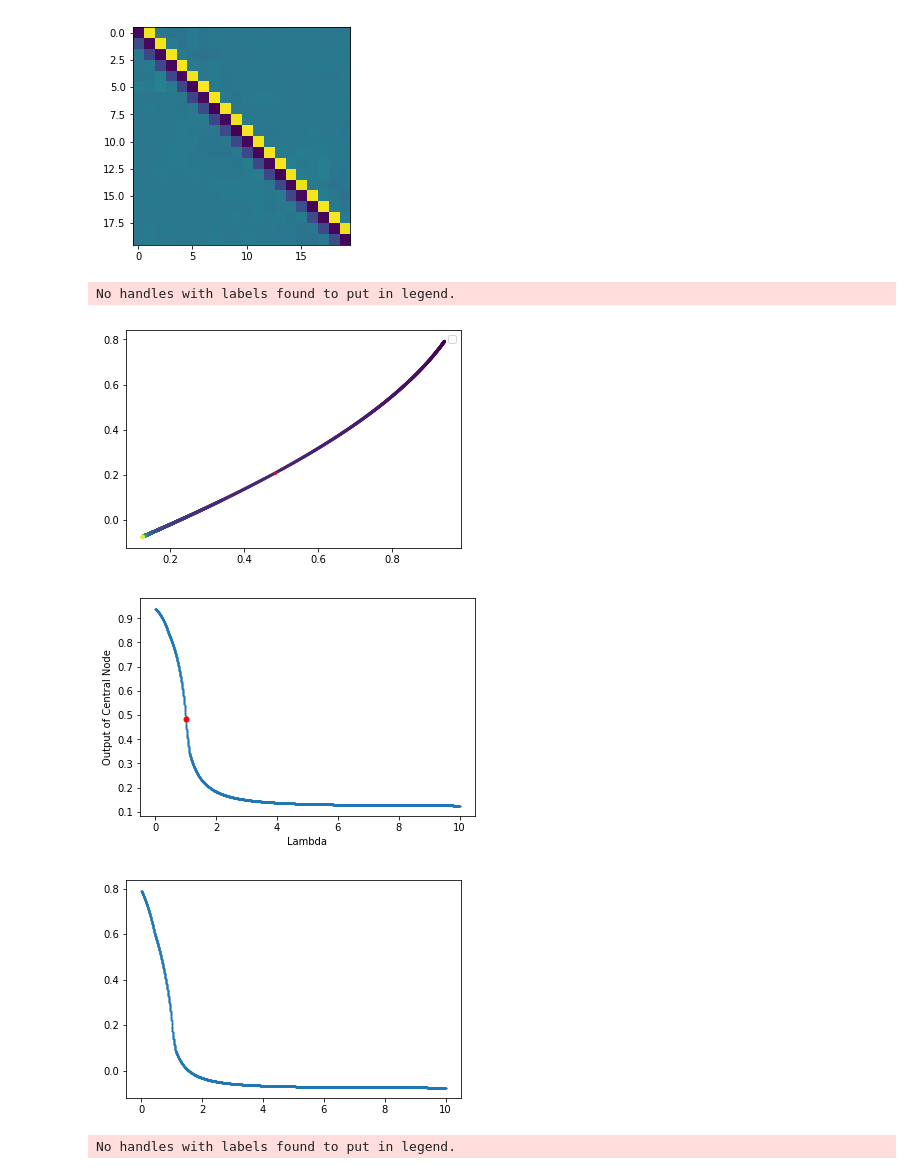
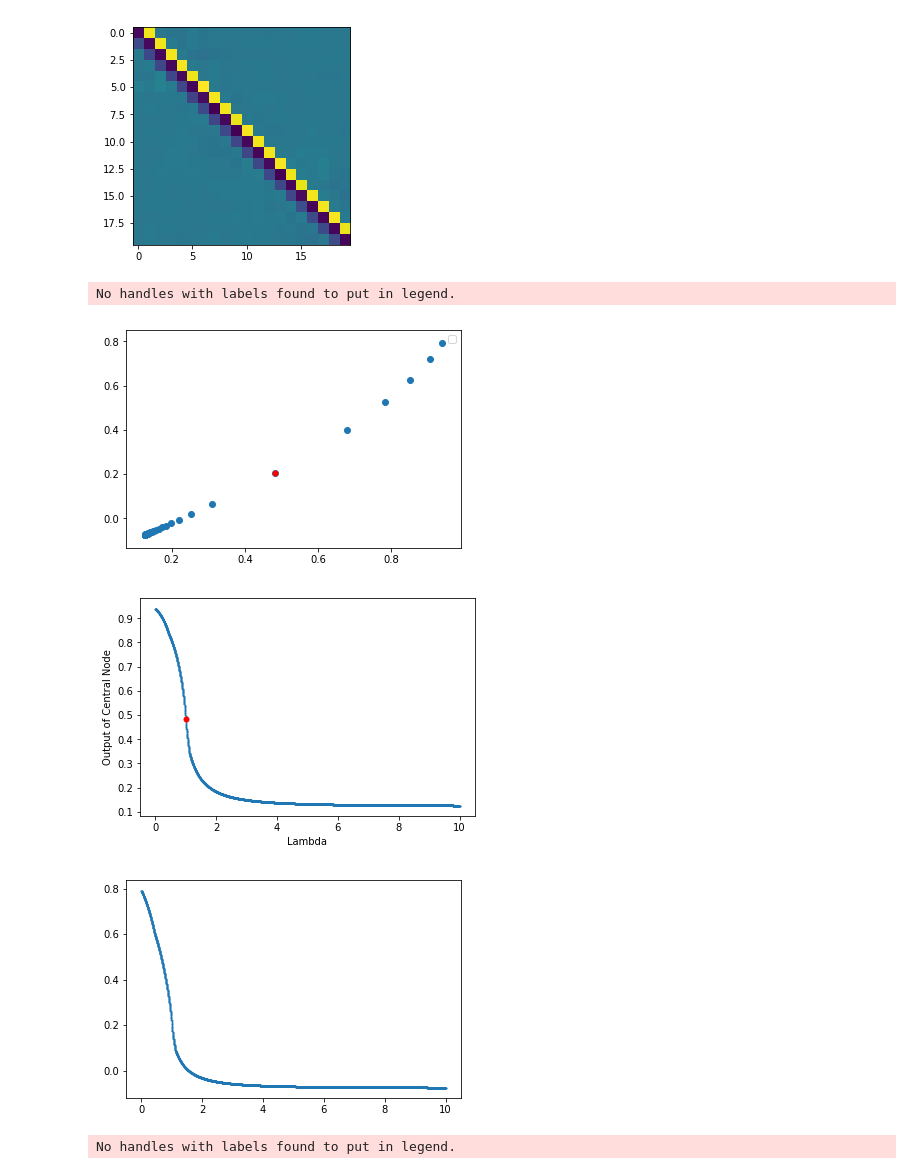
Before and after one commit to ChengTsungPao/working, a Jupyter notebook: python/Jupyter/keras/Autoencoder/Autoencoder(run).ipynb, the cells around one changed output. Drawn from its saved outputs; the diff is of its cells as text; code cells hidden in the pictures.

```diff
--- a/python/Jupyter/keras/Autoencoder/Autoencoder(run).ipynb
+++ b/python/Jupyter/keras/Autoencoder/Autoencoder(run).ipynb
@@ -451,38 +447,39 @@ z_val = points_of_measurement
 # plt.scatter(x_val_high,y_val_high,color='black')
 # plt.show()
 
-plt.scatter(x_val,y_val, c = z_val,s=5)
-plt.plot([x_val[500]],[y_val[500]],'ro',markersize=2)
+plt.scatter(x_val[0:5000:100],y_val[0:5000:100])
+plt.plot([x_val[500]],[y_val[500]],'ro',markersize=5)
 plt.legend()
+#plt.savefig("target")
 plt.show()
 
 
 plt.scatter(z_val,x_val,s=0.5)
 plt.plot([z_val[500]],[x_val[500]],'ro',markersize=5)
 plt.xlabel("Lambda")
 plt.ylabel("Output of Central Node")
 plt.show()
 
 
 plt.scatter(z_val,y_val,s=0.5)
 # plt.plot([z_val[500]],[y_val[500]],'ro',markersize=12)
 plt.show()
 
 # grad=np.gradient(x_val)
 # plt.xlabel("Lambda")
 # plt.ylabel("Derivative")
 # plt.scatter(z_val,grad,s=0.5)
 # plt.show()
 
 # grad=np.gradient(grad)
 # plt.xlabel("Lambda")
 # plt.ylabel("Derivative")
 # plt.scatter(z_val,grad,s=0.5)
 # # plt.plot([z_val[500]],[y_val[500]],'ro',markersize=12)
 # plt.show()
 # %% [output]
 No handles with labels found to put in legend.
-[figure, old version]
+[figure, new version]
 [figure]
 [figure]
 # %%
```
Also changed, not shown: parts of 6 cells of this notebook, 6 other files.
